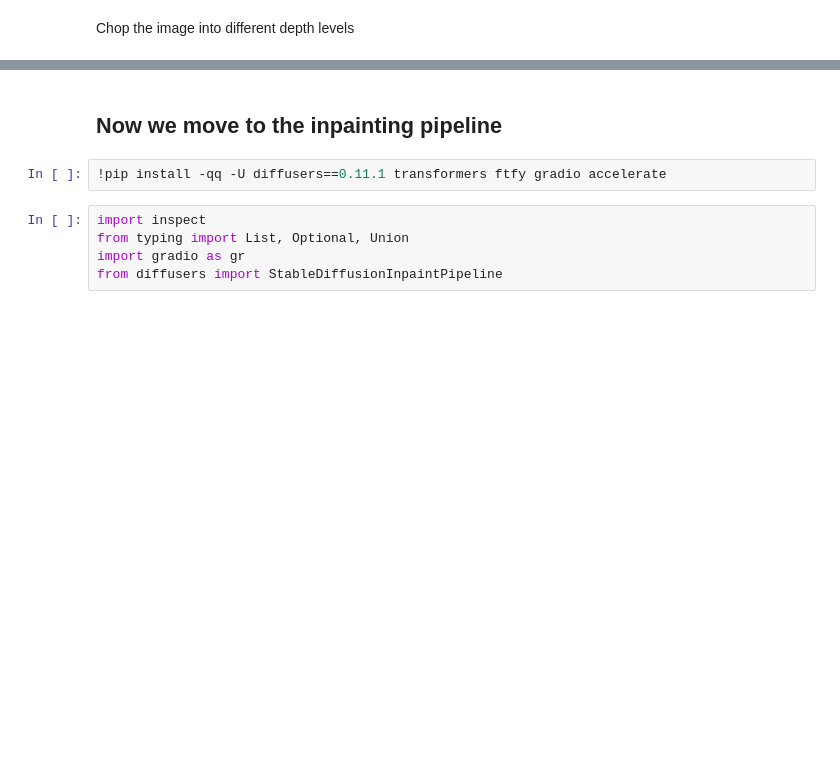
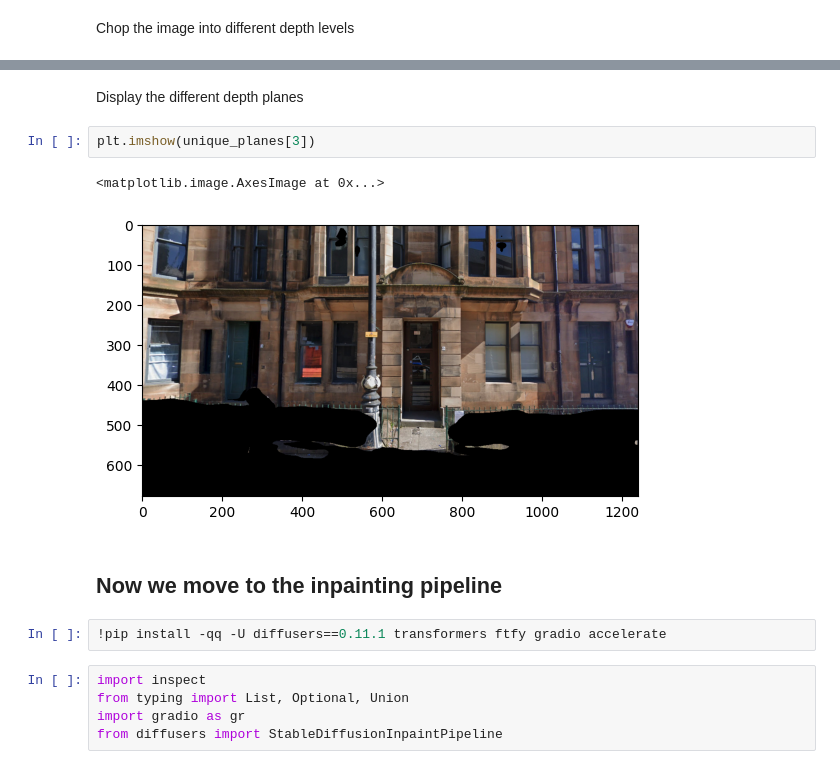
Before and after one commit to JoeL-8883/l4project, a Jupyter notebook: intelisl_midas_v2.ipynb, the cells around one changed output, grey strips where cells are left out. Saved outputs shown, nothing was run; the diff lists cells and outputs as text; blank space fills up the shorter version.

```diff
--- a/intelisl_midas_v2.ipynb
+++ b/intelisl_midas_v2.ipynb
@@ -254,3 +287,10 @@ for (a,b) in depth_ranges:
+# %% [markdown]
+Display the different depth planes
+# %%
+plt.imshow(unique_planes[3])
+# %% [output]
+<matplotlib.image.AxesImage at 0x...>
+[figure, added]
 # %% [markdown]
 ## Now we move to the inpainting pipeline
 # %%
```
Also changed, not shown: parts of 12 cells of this notebook.
